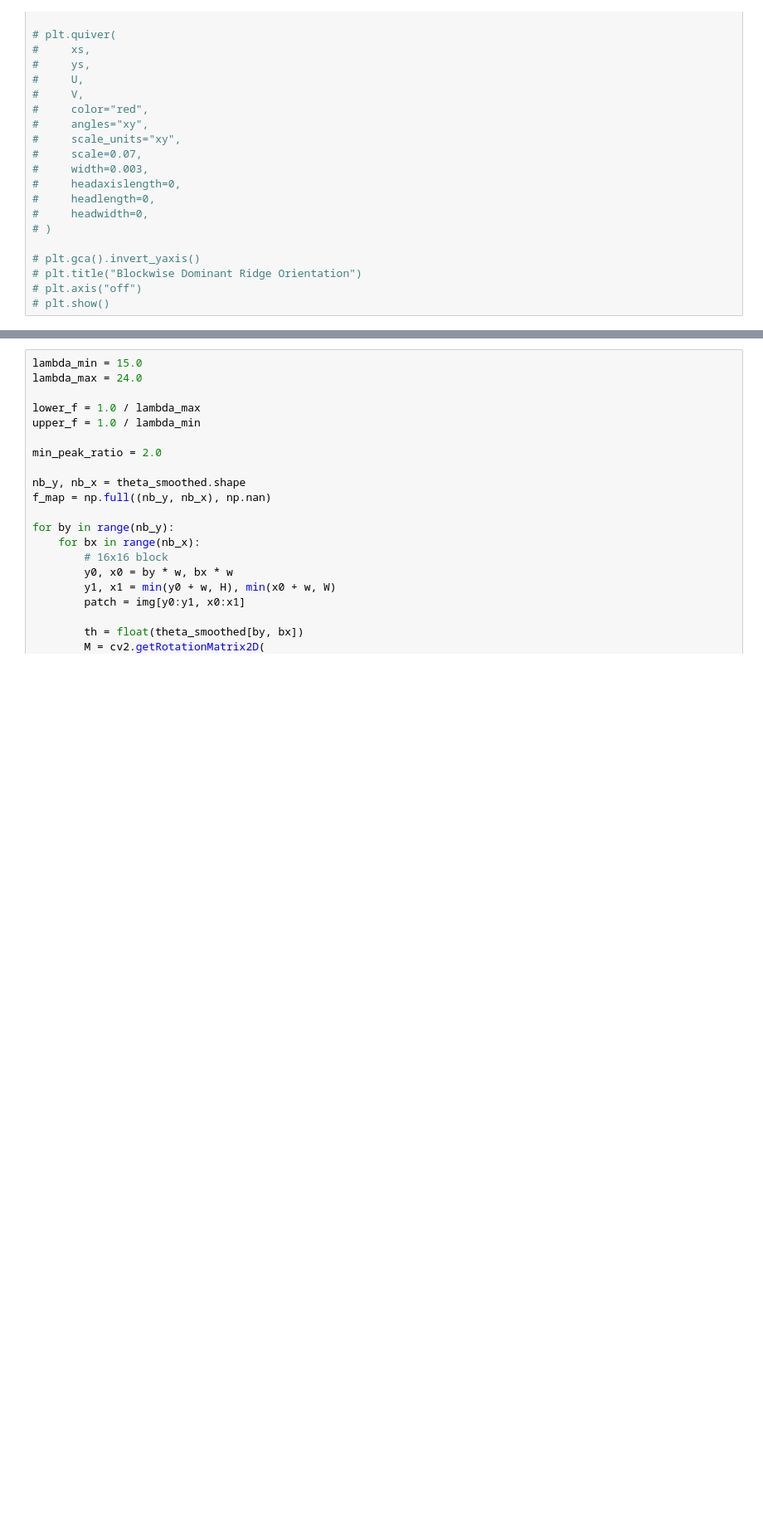
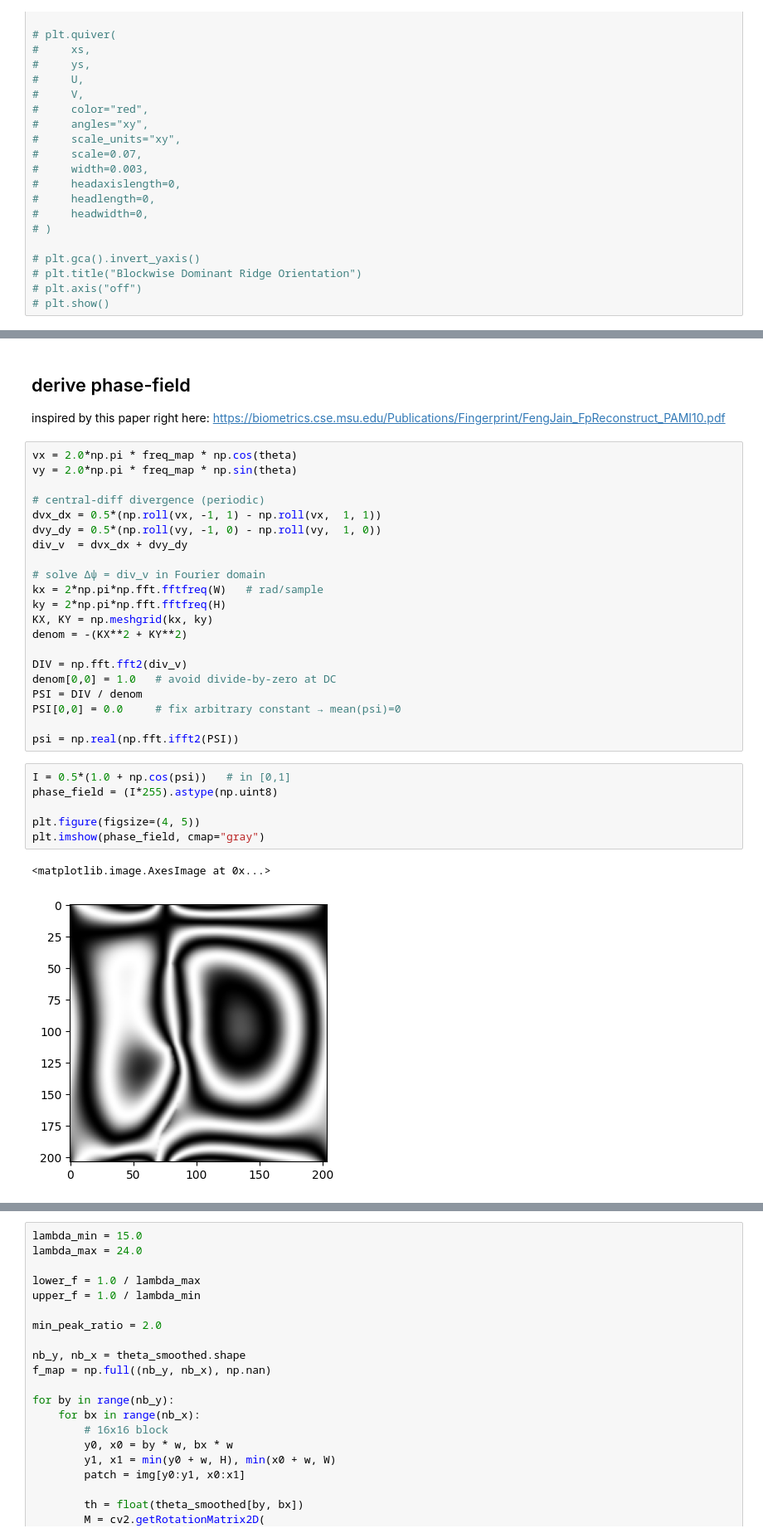
Before and after one commit to therealozp/fingerprint-generator, a Jupyter notebook: image_to_maps/classical.ipynb, the cells around one changed output, grey strips where cells are left out. Shown at 83% size. Cells and saved outputs as stored; diff of their text form; blank space fills up the shorter version.

Commit message:
phase field ?

```diff
--- a/image_to_maps/classical.ipynb
+++ b/image_to_maps/classical.ipynb
@@ -405,2 +400,36 @@ torch.Size([41616])
+# %% [markdown]
+## derive phase-field
+
+inspired by this paper right here: https://biometrics.cse.msu.edu/Publications/Fingerprint/FengJain_FpReconstruct_PAMI10.pdf
+# %%
+vx = 2.0*np.pi * freq_map * np.cos(theta)
+vy = 2.0*np.pi * freq_map * np.sin(theta)
+
+# central-diff divergence (periodic)
+dvx_dx = 0.5*(np.roll(vx, -1, 1) - np.roll(vx,  1, 1))
+dvy_dy = 0.5*(np.roll(vy, -1, 0) - np.roll(vy,  1, 0))
+div_v  = dvx_dx + dvy_dy
+
+# solve Δψ = div_v in Fourier domain
+kx = 2*np.pi*np.fft.fftfreq(W)   # rad/sample
+ky = 2*np.pi*np.fft.fftfreq(H)
+KX, KY = np.meshgrid(kx, ky)
+denom = -(KX**2 + KY**2)
+
+DIV = np.fft.fft2(div_v)
+denom[0,0] = 1.0   # avoid divide-by-zero at DC
+PSI = DIV / denom
+PSI[0,0] = 0.0     # fix arbitrary constant → mean(psi)=0
+
+psi = np.real(np.fft.ifft2(PSI))
+# %%
+I = 0.5*(1.0 + np.cos(psi))   # in [0,1]
+phase_field = (I*255).astype(np.uint8)
+
+plt.figure(figsize=(4, 5))
+plt.imshow(phase_field, cmap="gray")
+# %% [output]
+<matplotlib.image.AxesImage at 0x...>
+[figure, added]
 # %%
 # Plot quiver arrows on the synthesized fingerprint to verify orientation field
```
Also changed, not shown: parts of 11 cells of this notebook, 1 other file.
